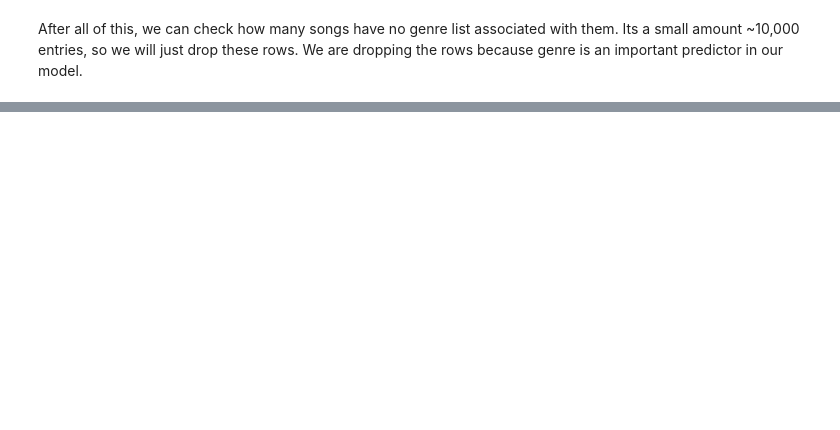
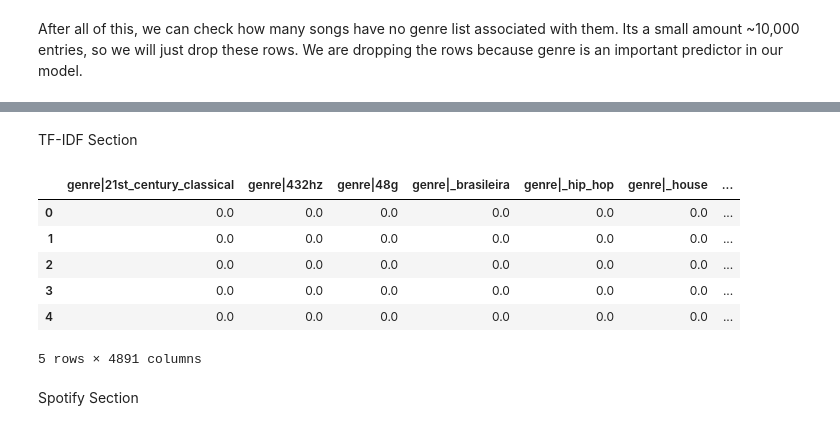
Before and after one commit to elisegalletta/ai-final, a Jupyter notebook: musicrec.ipynb, the cells around one changed output, grey strips where cells are left out. Drawn from its saved outputs; the diff is of its cells as text; code cells hidden in the pictures; blank space fills up the shorter version.

```diff
--- a/musicrec.ipynb
+++ b/musicrec.ipynb
@@ -119,0 +274,46 @@ tracks.isnull().sum()
+# %%
+#ohe prep
+def ohe_prep(df, col, new_col_name):
+
+  new_df = pd.get_dummies(df[col])
+  names = new_df.columns
+  new_df.columns = [new_col_name + "|" + str(i) for i in names]
+  new_df.reset_index(drop=True, inplace = True)
+  return new_df
+# %% [markdown]
+TF-IDF Section
+# %%
+def tfIDF(df, float_cols):
+    #tfIDF section
+    vector= TfidfVectorizer()
+    matrix = vector.fit_transform(df['consolidates_genre_lists'].apply(lambda x: " ".join(x)))
+    genres = pd.DataFrame(matrix.toarray())
+    genres.columns = ['genre' + "|" + i for i in vector.get_feature_names_out()]
+    genres.reset_index(drop=True, inplace=True)
+
+    year = ohe_prep(df, 'year', 'year') * 0.5
+    popularity = ohe_prep(df, 'popularity_red', 'pop') * 0.15
+
+    floats = df[float_cols].reset_index(drop = True)
+    scaler=MinMaxScaler()
+    floats_scaled = pd.DataFrame(scaler.fit_transform(floats), columns=floats.columns) * 0.1
+
+    concatDf = pd.concat([genres, popularity, year], axis =1)
+
+    concatDf['id'] = df['id'].values
+
+    return concatDf
+# %%
+complete_set = tfIDF(tracks, float_cols=float_cols)
+# %%
+complete_set.head()
+# %% [output]
+|  | genre|21st_century_classical | genre|432hz | genre|48g | genre|_brasileira | genre|_hip_hop | genre|_house | ... |
+| 0 | 0.0 | 0.0 | 0.0 | 0.0 | 0.0 | 0.0 | ... |
+| 1 | 0.0 | 0.0 | 0.0 | 0.0 | 0.0 | 0.0 | ... |
+| 2 | 0.0 | 0.0 | 0.0 | 0.0 | 0.0 | 0.0 | ... |
+| 3 | 0.0 | 0.0 | 0.0 | 0.0 | 0.0 | 0.0 | ... |
+| 4 | 0.0 | 0.0 | 0.0 | 0.0 | 0.0 | 0.0 | ... |
+5 rows × 4891 columns
+# %% [markdown]
+Spotify Section
```
Also changed, not shown: parts of 31 cells of this notebook.
